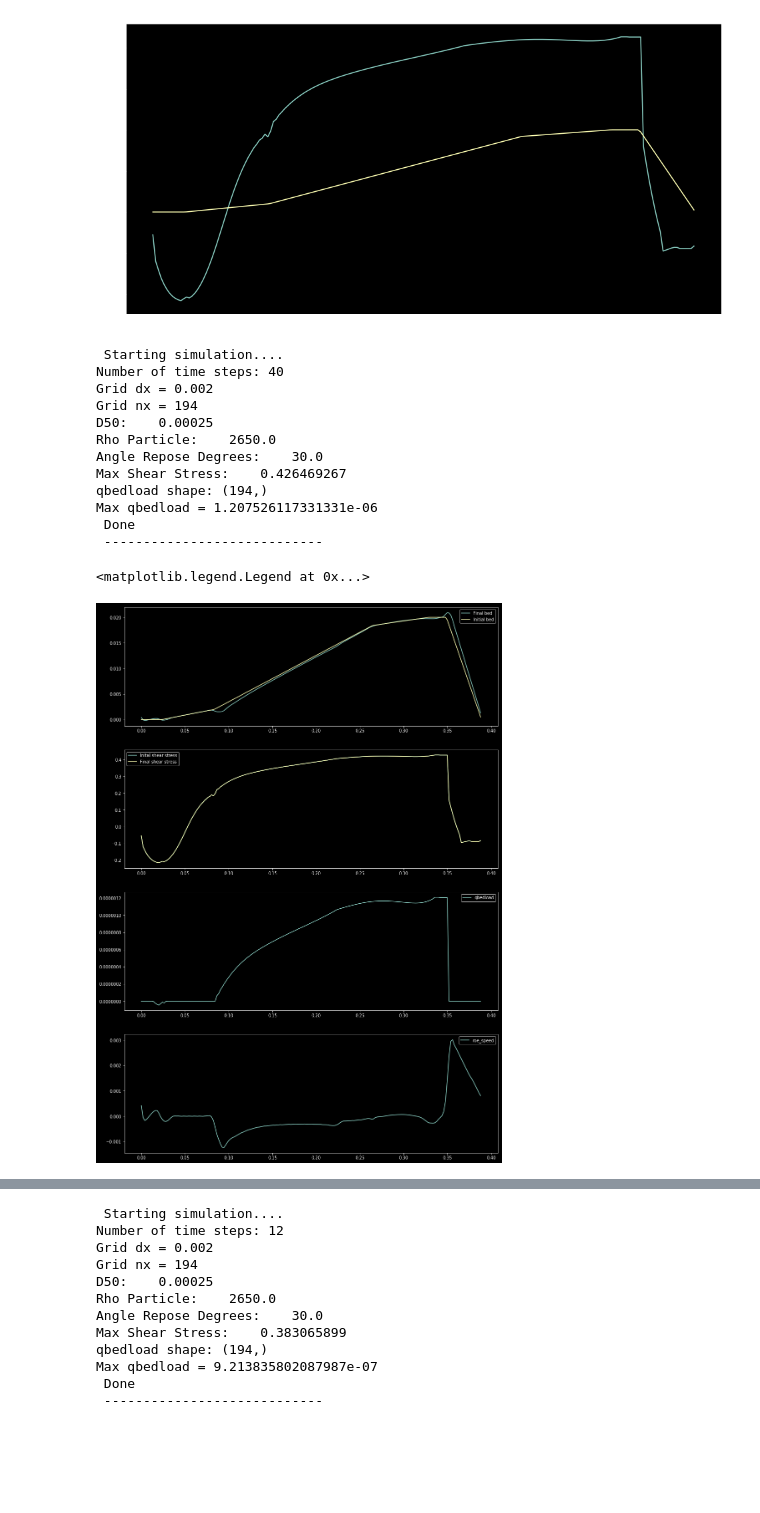
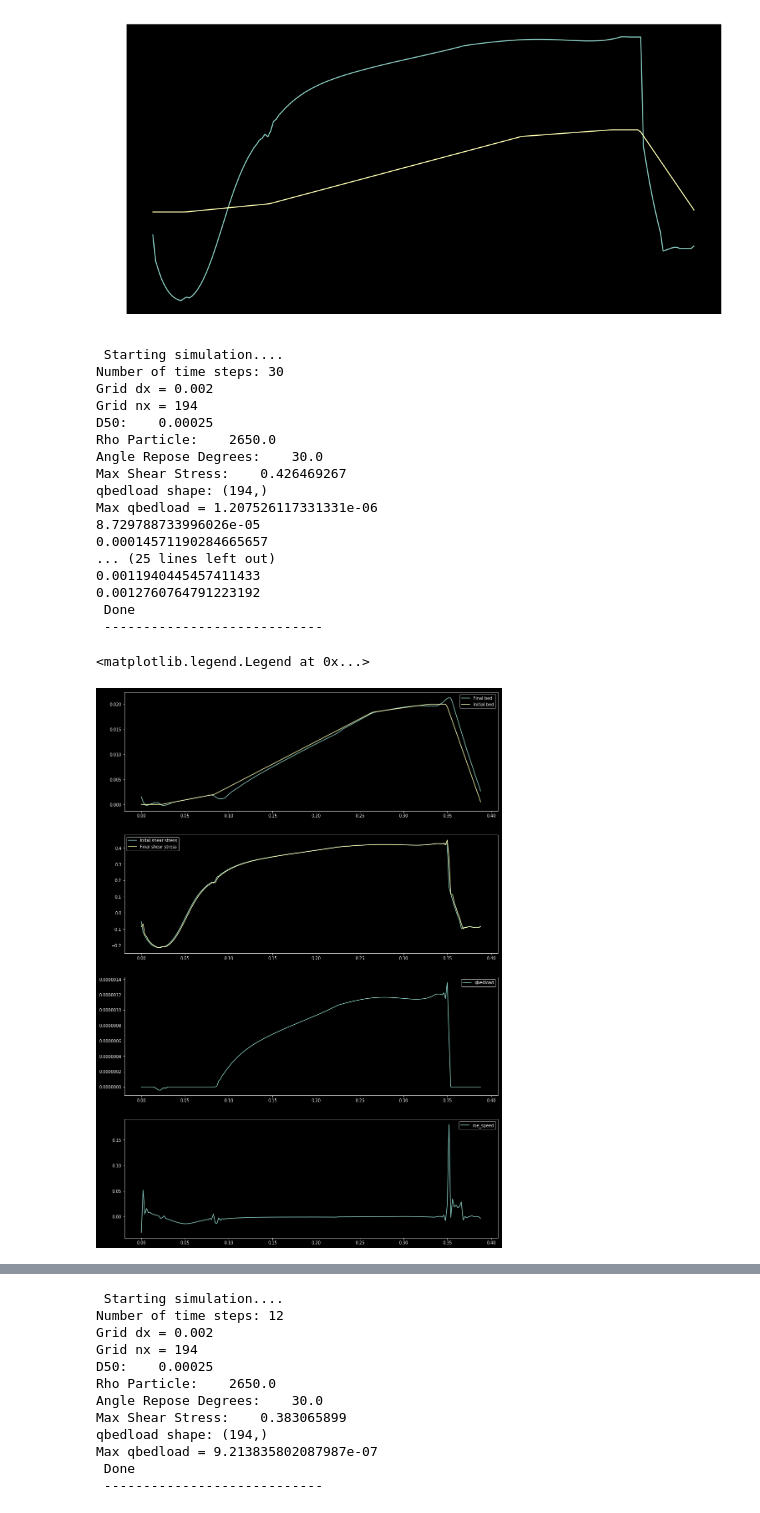
Before and after one commit to plgrover/pymorph, a Jupyter notebook: notebooks/Paper_1/2018-12-12 Paper 1 Dune Modelling.ipynb, the cells around one changed output, grey strips where cells are left out. Drawn from its saved outputs; the diff is of its cells as text; code cells hidden in the pictures; blank space fills up the shorter version.

```diff
--- a/notebooks/Paper_1/2018-12-12 Paper 1 Dune Modelling.ipynb
+++ b/notebooks/Paper_1/2018-12-12 Paper 1 Dune Modelling.ipynb
@@ -55,9 +50,9 @@ bed_shear_filepath = os.path.join(casefolder,'6cm', 'ke_shear.txt')
 bed_shear_stress = wmm.load_bed_shear_stress(bed_shear_filepath)
 
 model = wmm.UpwindMorphologicalModel(D50)
-model.setup_model(bed_shear_stress.copy(), zbed.copy(), xc, dx,useSmoother=True, adjustment_angle=20.)
-simulationTime = 40
-dt = 1
+model.setup_model(bed_shear_stress.copy(), zbed.copy(), xc, dx,useSmoother=True, adjustment_angle=28.)
+simulationTime = 60
+dt = 2
 
 zc_kwsst_12cm, qbedload, bedShear, roe_speed = model.run_model(simulationTime,
                                                              dt=dt,
@@ -65,36 +60,41 @@ zc_kwsst_12cm, qbedload, bedShear, roe_speed = model.run_model(simulationTime,
 
 fig, axs = plt.subplots(4,1, figsize=[16,24])
 plt.style.use('dark_background')
 axs[0].plot(xc, zc_kwsst_12cm, label='Final bed')
 axs[0].plot(xc, zbed, label='Initial bed')
 #axs[0].set_xlim([0.075, 0.125])
 axs[0].legend()
 
 axs[1].plot(xc, bed_shear_stress, label='Inital shear stress')
 axs[1].plot(xc, bedShear, label='Final shear stress')
 #axs[1].set_xlim([0.075, 0.125])
 axs[1].legend()
 
 axs[2].plot(xc, qbedload, label='qbedload')
 axs[2].legend()
 
-axs[3].plot(xc, zc_kwsst_12cm-zbed, label='roe_speed')
+axs[3].plot(xc, bedShear-bed_shear_stress, label='roe_speed')
 axs[3].legend()
 # %% [output]
  Starting simulation....
-Number of time steps: 40
+Number of time steps: 30
 Grid dx = 0.002
 Grid nx = 194
 D50:    0.00025
 Rho Particle:    2650.0
 Angle Repose Degrees:    30.0
 Max Shear Stress:    0.426469267
 qbedload shape: (194,)
 Max qbedload = 1.207526117331331e-06
+8.729788733996026e-05
+0.00014571190284665657
+... (25 lines left out)
+0.0011940445457411433
+0.0012760764791223192
  Done
  ----------------------------
 <matplotlib.legend.Legend at 0x...>
-[figure, old version]
+[figure, new version]
 # %%
 xmodel = None
 bed_shear_filepath = os.path.join(casefolder,'6cm', 'kwsst_shear.txt')
```
Also changed, not shown: parts of 2 cells of this notebook, 1 other file.
